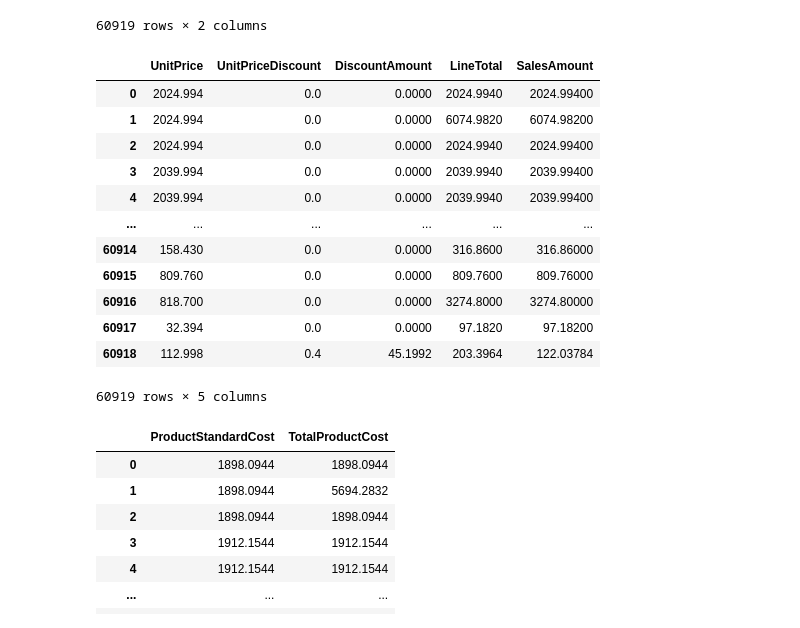
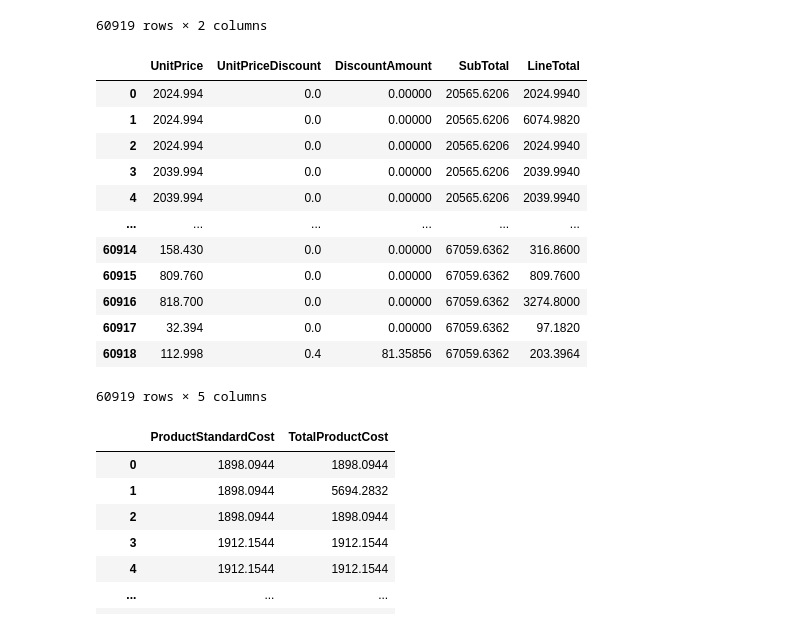
Before and after one commit to paulrojasg/data_science_part_4, a Jupyter notebook: FactResellerSales.ipynb, the cells around one changed output. Cells and saved outputs as stored; diff of their text form; code cells hidden in the pictures.

```diff
--- a/FactResellerSales.ipynb
+++ b/FactResellerSales.ipynb
@@ -279,23 +279,23 @@ merged_df[['SalesOrderID', 'SalesOrderLineNumber']]
 60919 rows × 2 columns
 # %%
 # Calculate the 'DiscountAmount' and 'SalesAmount'
-merged_df['DiscountAmount'] = merged_df['UnitPrice'] * merged_df['UnitPriceDiscount']
-merged_df['SalesAmount'] = merged_df['LineTotal'] * (1 - merged_df['UnitPriceDiscount'])
+merged_df['DiscountAmount'] = merged_df['LineTotal'] * merged_df['UnitPriceDiscount']
+#merged_df['SalesAmount'] = merged_df['SubTotal'] * (1 - merged_df['UnitPriceDiscount'])
 
-merged_df[['UnitPrice', 'UnitPriceDiscount', 'DiscountAmount', 'LineTotal', 'SalesAmount']]
+merged_df[['UnitPrice', 'UnitPriceDiscount', 'DiscountAmount', 'SubTotal', 'LineTotal']]
 # %% [output]
-|  | UnitPrice | UnitPriceDiscount | DiscountAmount | LineTotal | SalesAmount |
-| 0 | 2024.994 | 0.0 | 0.0000 | 2024.9940 | 2024.99400 |
-| 1 | 2024.994 | 0.0 | 0.0000 | 6074.9820 | 6074.98200 |
-| 2 | 2024.994 | 0.0 | 0.0000 | 2024.9940 | 2024.99400 |
-| 3 | 2039.994 | 0.0 | 0.0000 | 2039.9940 | 2039.99400 |
-| 4 | 2039.994 | 0.0 | 0.0000 | 2039.9940 | 2039.99400 |
+|  | UnitPrice | UnitPriceDiscount | DiscountAmount | SubTotal | LineTotal |
+| 0 | 2024.994 | 0.0 | 0.00000 | 20565.6206 | 2024.9940 |
+| 1 | 2024.994 | 0.0 | 0.00000 | 20565.6206 | 6074.9820 |
+| 2 | 2024.994 | 0.0 | 0.00000 | 20565.6206 | 2024.9940 |
+| 3 | 2039.994 | 0.0 | 0.00000 | 20565.6206 | 2039.9940 |
+| 4 | 2039.994 | 0.0 | 0.00000 | 20565.6206 | 2039.9940 |
 | ... | ... | ... | ... | ... | ... |
-| 60914 | 158.430 | 0.0 | 0.0000 | 316.8600 | 316.86000 |
-| 60915 | 809.760 | 0.0 | 0.0000 | 809.7600 | 809.76000 |
-| 60916 | 818.700 | 0.0 | 0.0000 | 3274.8000 | 3274.80000 |
-| 60917 | 32.394 | 0.0 | 0.0000 | 97.1820 | 97.18200 |
-| 60918 | 112.998 | 0.4 | 45.1992 | 203.3964 | 122.03784 |
+| 60914 | 158.430 | 0.0 | 0.00000 | 67059.6362 | 316.8600 |
+| 60915 | 809.760 | 0.0 | 0.00000 | 67059.6362 | 809.7600 |
+| 60916 | 818.700 | 0.0 | 0.00000 | 67059.6362 | 3274.8000 |
+| 60917 | 32.394 | 0.0 | 0.00000 | 67059.6362 | 97.1820 |
+| 60918 | 112.998 | 0.4 | 81.35856 | 67059.6362 | 203.3964 |
 60919 rows × 5 columns
 # %%
 #Cost of each product
```
Also changed, not shown: parts of 3 cells of this notebook, 1 other file.
